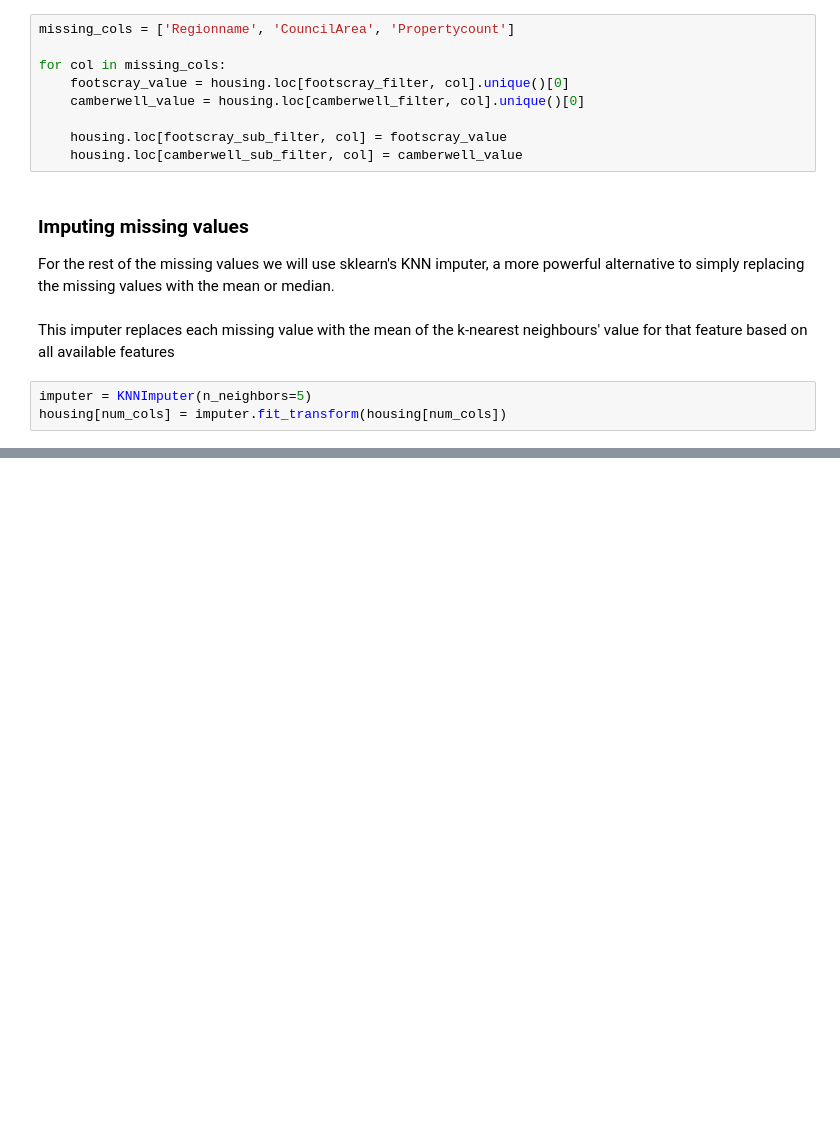
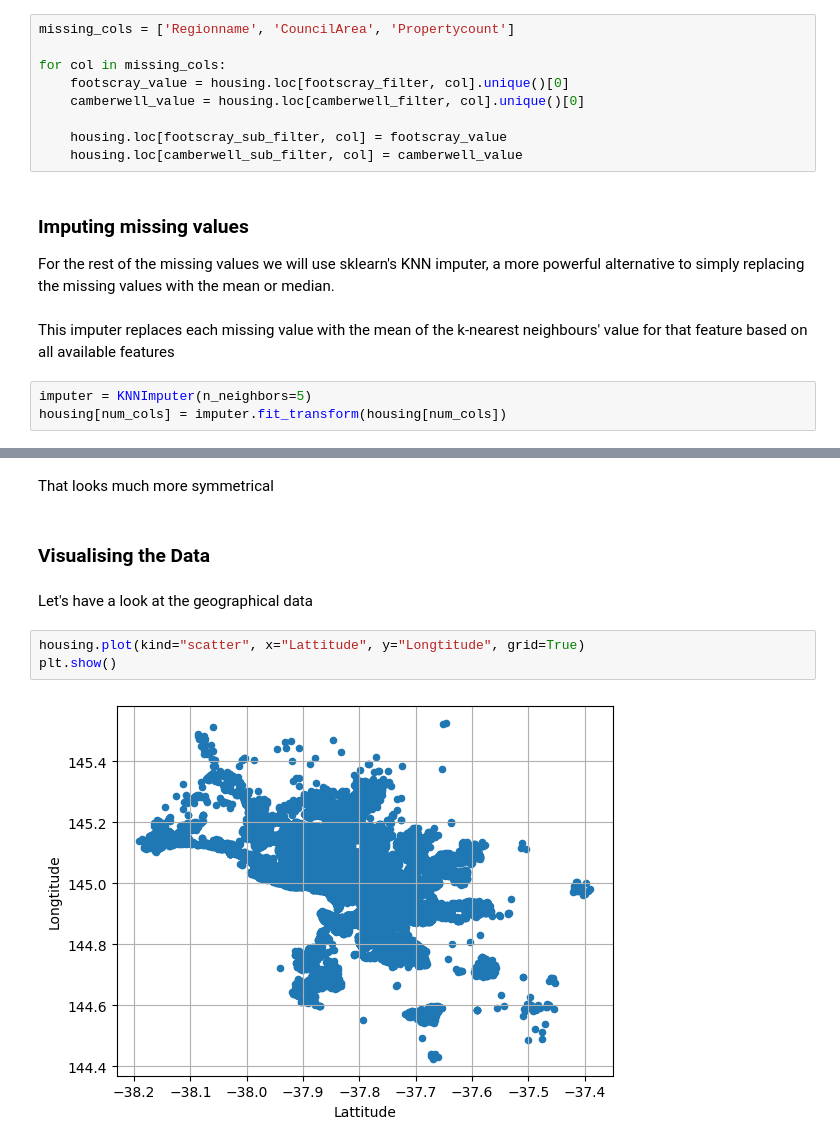
Before and after one commit to Noha-Jung3/Melbourne-Housing-Price-Prediction, a Jupyter notebook: EDA and Predictions.ipynb, the cells around one changed output, grey strips where cells are left out. Drawn from its saved outputs; the diff is of its cells as text; blank space fills up the shorter version.

```diff
--- a/EDA and Predictions.ipynb
+++ b/EDA and Predictions.ipynb
@@ -407,0 +437,11 @@ housing[num_cols] = imputer.fit_transform(housing[num_cols])
+# %% [markdown]
+That looks much more symmetrical
+# %% [markdown]
+### **Visualising the Data**
+# %% [markdown]
+Let's have a look at the geographical data
+# %%
+housing.plot(kind="scatter", x="Lattitude", y="Longtitude", grid=True)
+plt.show()
+# %% [output]
+[figure, added]
```
Also changed, not shown: parts of 9 cells of this notebook.
